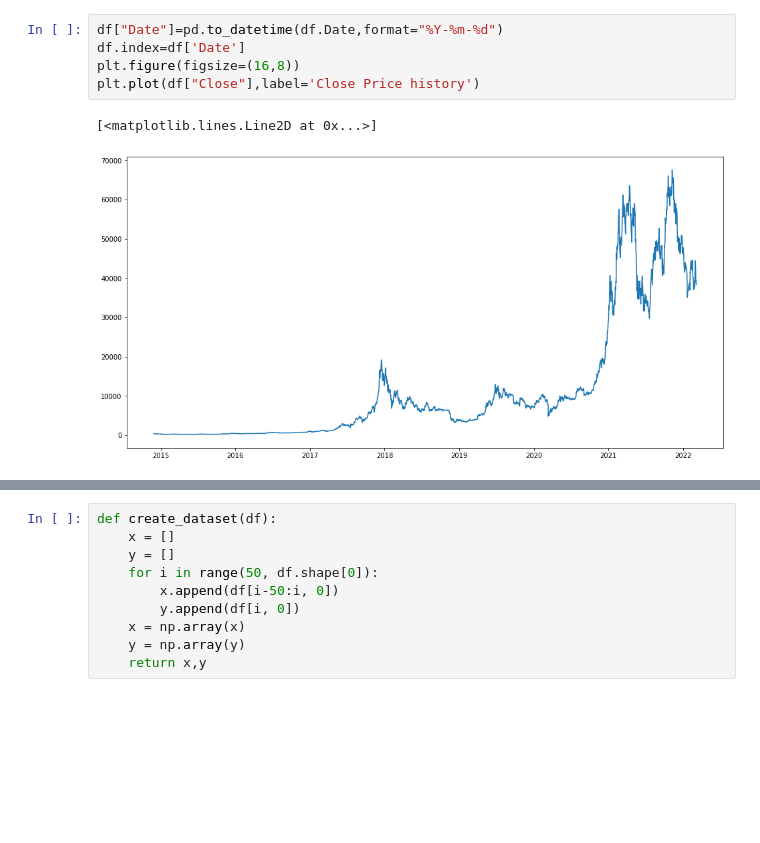
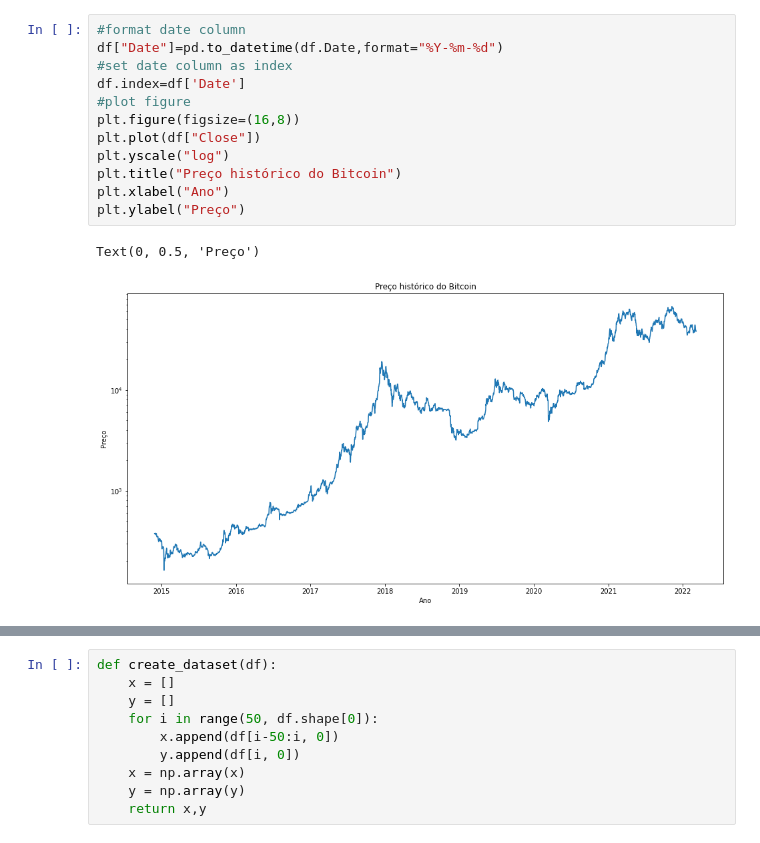
Before and after one commit to RodolfoHelf/TCC, a Jupyter notebook: StockPricePrediction.ipynb, the cells around one changed output, grey strips where cells are left out. Drawn from its saved outputs; the diff is of its cells as text; blank space fills up the shorter version.

```diff
--- a/StockPricePrediction.ipynb
+++ b/StockPricePrediction.ipynb
@@ -23,11 +23,18 @@ df.head()
 | 3 | 1646352000 | 2022-03-04 00:00:00 | BTC/USD | 42476.25 | 42540.57 | 38590.95 | 39175.56 | 2493.657430 | 9.769043e+07 |
 | 4 | 1646265600 | 2022-03-03 00:00:00 | BTC/USD | 43936.73 | 44118.53 | 41832.34 | 42476.26 | 2253.430770 | 9.571731e+07 |
 # %%
+#format date column
 df["Date"]=pd.to_datetime(df.Date,format="%Y-%m-%d")
+#set date column as index
 df.index=df['Date']
+#plot figure
 plt.figure(figsize=(16,8))
-plt.plot(df["Close"],label='Close Price history')
+plt.plot(df["Close"])
+plt.yscale("log")
+plt.title("Preço histórico do Bitcoin")
+plt.xlabel("Ano")
+plt.ylabel("Preço")
 # %% [output]
-[<matplotlib.lines.Line2D at 0x...>]
+Text(0, 0.5, 'Preço')
-[figure, old version]
+[figure, new version]
 # %%
```
Also changed, not shown: parts of 10 cells of this notebook, 6 other files.
